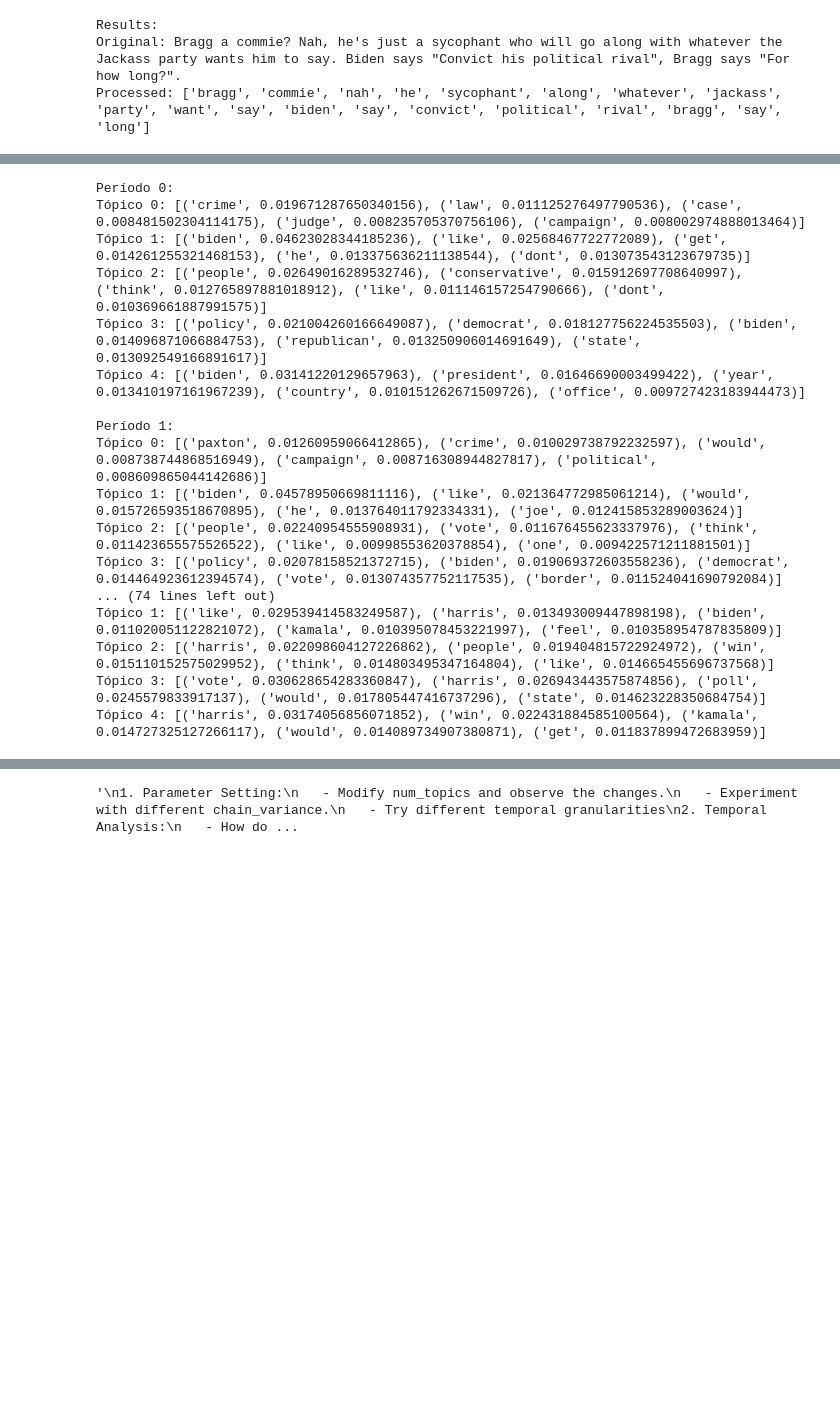
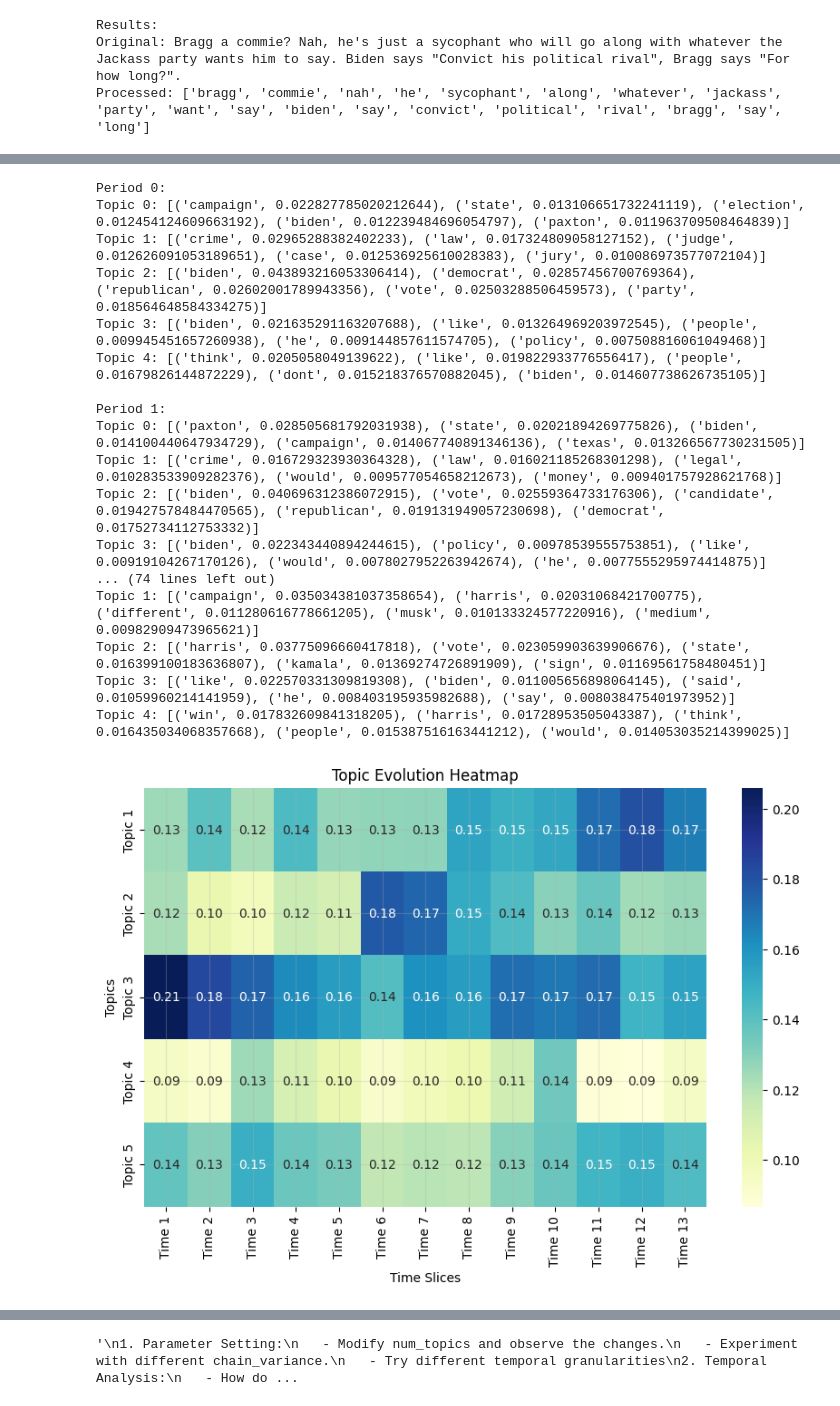
Before and after one commit to bnvulpe/votecore, a Jupyter notebook: scripts/data_mining.ipynb, the cells around one changed output, grey strips where cells are left out. Saved outputs shown, nothing was run; the diff lists cells and outputs as text; code cells hidden in the pictures; blank space fills up the shorter version.

Commit message:
heatmap for topics

```diff
--- a/scripts/data_mining.ipynb
+++ b/scripts/data_mining.ipynb
@@ -300,28 +303,66 @@ def print_topic_evolution(model, periods=None):
     """
     num_time_slices = len(time_slices)
     for t in range(num_time_slices):
-        print(f"\nPeríodo {t}:")
+        print(f"\nPeriod {t}:")
         for topic in range(model.num_topics):
             top_terms = model.print_topics(time=t)[topic]
-            print(f"Tópico {topic}: {top_terms[:5]}")
+            print(f"Topic {topic}: {top_terms[:5]}")
 
 # show topic evolution
 print_topic_evolution(dtm)
 # %% [output]
-Período 0:
-Tópico 0: [('crime', 0.019671287650340156), ('law', 0.011125276497790536), ('case', 0.008481502304114175), ('judge', 0.008235705370756106), ('campaign', 0.008002974888013464)]
-Tópico 1: [('biden', 0.04623028344185236), ('like', 0.02568467722772089), ('get', 0.014261255321468153), ('he', 0.013375636211138544), ('dont', 0.013073543123679735)]
-Tópico 2: [('people', 0.02649016289532746), ('conservative', 0.015912697708640997), ('think', 0.012765897881018912), ('like', 0.011146157254790666), ('dont', 0.010369661887991575)]
-Tópico 3: [('policy', 0.021004260166649087), ('democrat', 0.018127756224535503), ('biden', 0.014096871066884753), ('republican', 0.013250906014691649), ('state', 0.013092549166891617)]
-Tópico 4: [('biden', 0.03141220129657963), ('president', 0.01646690003499422), ('year', 0.013410197161967239), ('country', 0.010151262671509726), ('office', 0.009727423183944473)]
+Period 0:
+Topic 0: [('campaign', 0.022827785020212644), ('state', 0.013106651732241119), ('election', 0.012454124609663192), ('biden', 0.012239484696054797), ('paxton', 0.011963709508464839)]
+Topic 1: [('crime', 0.02965288382402233), ('law', 0.017324809058127152), ('judge', 0.012626091053189651), ('case', 0.012536925610028383), ('jury', 0.010086973577072104)]
+Topic 2: [('biden', 0.043893216053306414), ('democrat', 0.02857456700769364), ('republican', 0.02602001789943356), ('vote', 0.02503288506459573), ('party', 0.018564648584334275)]
+Topic 3: [('biden', 0.021635291163207688), ('like', 0.013264969203972545), ('people', 0.009945451657260938), ('he', 0.009144857611574705), ('policy', 0.007508816061049468)]
+Topic 4: [('think', 0.0205058049139622), ('like', 0.019822933776556417), ('people', 0.01679826144872229), ('dont', 0.015218376570882045), ('biden', 0.014607738626735105)]
 
-Período 1:
-Tópico 0: [('paxton', 0.01260959066412865), ('crime', 0.010029738792232597), ('would', 0.008738744868516949), ('campaign', 0.008716308944827817), ('political', 0.008609865044142686)]
-Tópico 1: [('biden', 0.04578950669811116), ('like', 0.021364772985061214), ('would', 0.015726593518670895), ('he', 0.013764011792334331), ('joe', 0.012415853289003624)]
-Tópico 2: [('people', 0.02240954555908931), ('vote', 0.011676455623337976), ('think', 0.011423655575526522), ('like', 0.00998553620378854), ('one', 0.009422571211881501)]
-Tópico 3: [('policy', 0.02078158521372715), ('biden', 0.019069372603558236), ('democrat', 0.014464923612394574), ('vote', 0.013074357752117535), ('border', 0.011524041690792084)]
+Period 1:
+Topic 0: [('paxton', 0.028505681792031938), ('state', 0.02021894269775826), ('biden', 0.014100440647934729), ('campaign', 0.014067740891346136), ('texas', 0.013266567730231505)]
+Topic 1: [('crime', 0.016729323930364328), ('law', 0.016021185268301298), ('legal', 0.010283533909282376), ('would', 0.009577054658212673), ('money', 0.009401757928621768)]
+Topic 2: [('biden', 0.040696312386072915), ('vote', 0.02559364733176306), ('candidate', 0.019427578484470565), ('republican', 0.019131949057230698), ('democrat', 0.01752734112753332)]
+Topic 3: [('biden', 0.022343440894244615), ('policy', 0.00978539555753851), ('like', 0.00919104267170126), ('would', 0.0078027952263942674), ('he', 0.0077555295974414875)]
 ... (74 lines left out)
-Tópico 1: [('like', 0.029539414583249587), ('harris', 0.013493009447898198), ('biden', 0.011020051122821072), ('kamala', 0.010395078453221997), ('feel', 0.010358954787835809)]
-Tópico 2: [('harris', 0.022098604127226862), ('people', 0.019404815722924972), ('win', 0.015110152575029952), ('think', 0.014803495347164804), ('like', 0.014665455696737568)]
-Tópico 3: [('vote', 0.030628654283360847), ('harris', 0.026943443575874856), ('poll', 0.0245579833917137), ('would', 0.017805447416737296), ('state', 0.014623228350684754)]
-Tópico 4: [('harris', 0.03174056856071852), ('win', 0.022431884585100564), ('kamala', 0.014727325127266117), ('would', 0.014089734907380871), ('get', 0.011837899472683959)]
+Topic 1: [('campaign', 0.035034381037358654), ('harris', 0.02031068421700775), ('different', 0.011280616778661205), ('musk', 0.010133324577220916), ('medium', 0.00982909473965621)]
+Topic 2: [('harris', 0.03775096660417818), ('vote', 0.023059903639906676), ('state', 0.016399100183636807), ('kamala', 0.01369274726891909), ('sign', 0.01169561758480451)]
+Topic 3: [('like', 0.022570331309819308), ('biden', 0.011005656898064145), ('said', 0.01059960214141959), ('he', 0.008403195935982688), ('say', 0.008038475401973952)]
+Topic 4: [('win', 0.017832609841318205), ('harris', 0.01728953505043387), ('think', 0.016435034068357668), ('people', 0.015387516163441212), ('would', 0.014053035214399025)]
+# %%
+def get_topic_word_distributions(model, num_topics, time_slices, top_n=10):
+    """
+    Get the top words for each topic at each time slice.
+    """
+    # Initialize an array to store topic word distributions
+    topic_evolution = np.zeros((num_topics, time_slices))
+
+    # Iterate over each time slice and extract the topic-word distributions
+    for t in range(time_slices):
+        for topic in range(num_topics):
+            # Get the top words for the topic at the current time slice
+            top_terms = model.print_topics(time=t)[topic][:top_n]
+
+            # Calculate the total weight of the topic's top words for this time slice
+            total_weight = sum(weight for _, weight in top_terms)
+            topic_evolution[topic, t] += total_weight
+
+    return topic_evolution
+
+# Assuming dtm is your trained LdaSeqModel
+num_topics = 5  # Number of topics
+time_slices = len(dtm.time_slice)  # Number of time slices
+
+# Get the topic evolution over time
+topic_evolution = get_topic_word_distributions(dtm, num_topics, time_slices)
+
+# Plot the heatmap
+plt.figure(figsize=(10, 6))
+sns.heatmap(topic_evolution, cmap="YlGnBu", cbar=True, annot=True, fmt=".2f",
+            xticklabels=[f'Time {i+1}' for i in range(time_slices)],
+            yticklabels=[f'Topic {i+1}' for i in range(num_topics)])
+plt.title("Topic Evolution Heatmap")
+plt.xlabel("Time Slices")
+plt.ylabel("Topics")
+plt.show()
+# %% [output]
+[figure, added]
```
Also changed, not shown: parts of 5 cells of this notebook.
